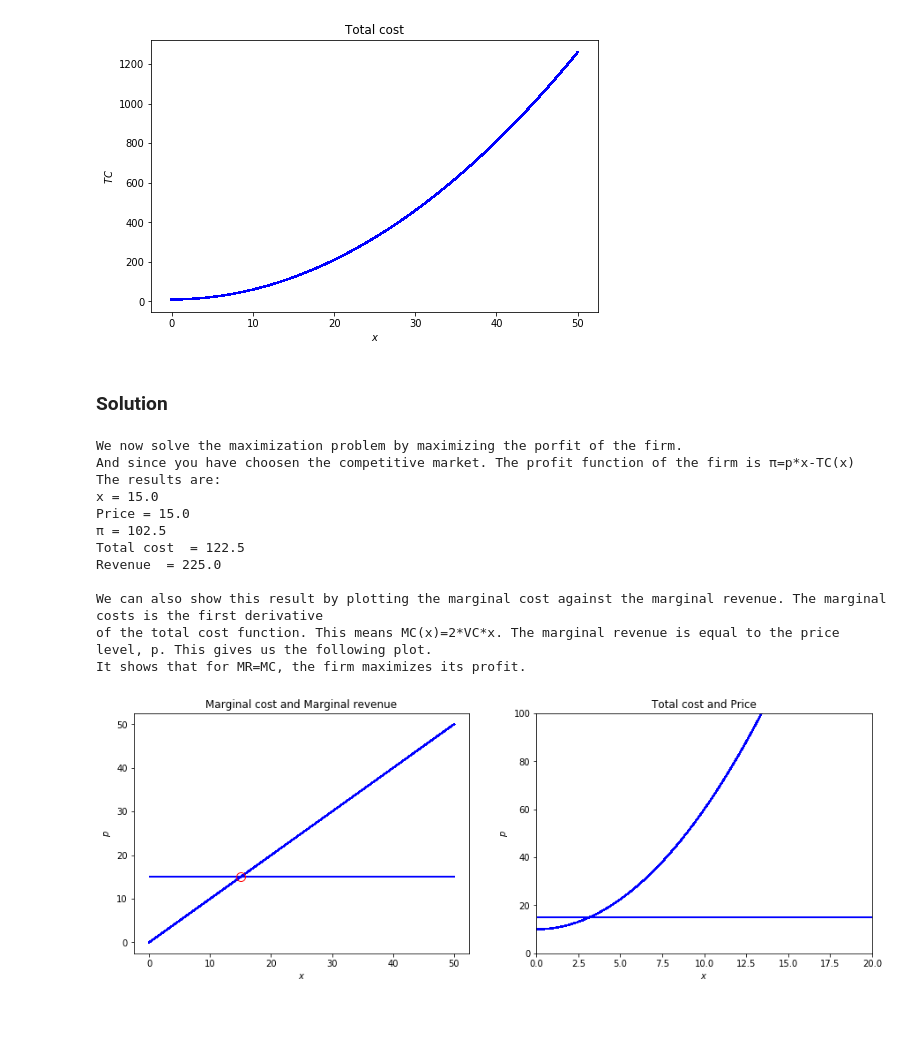
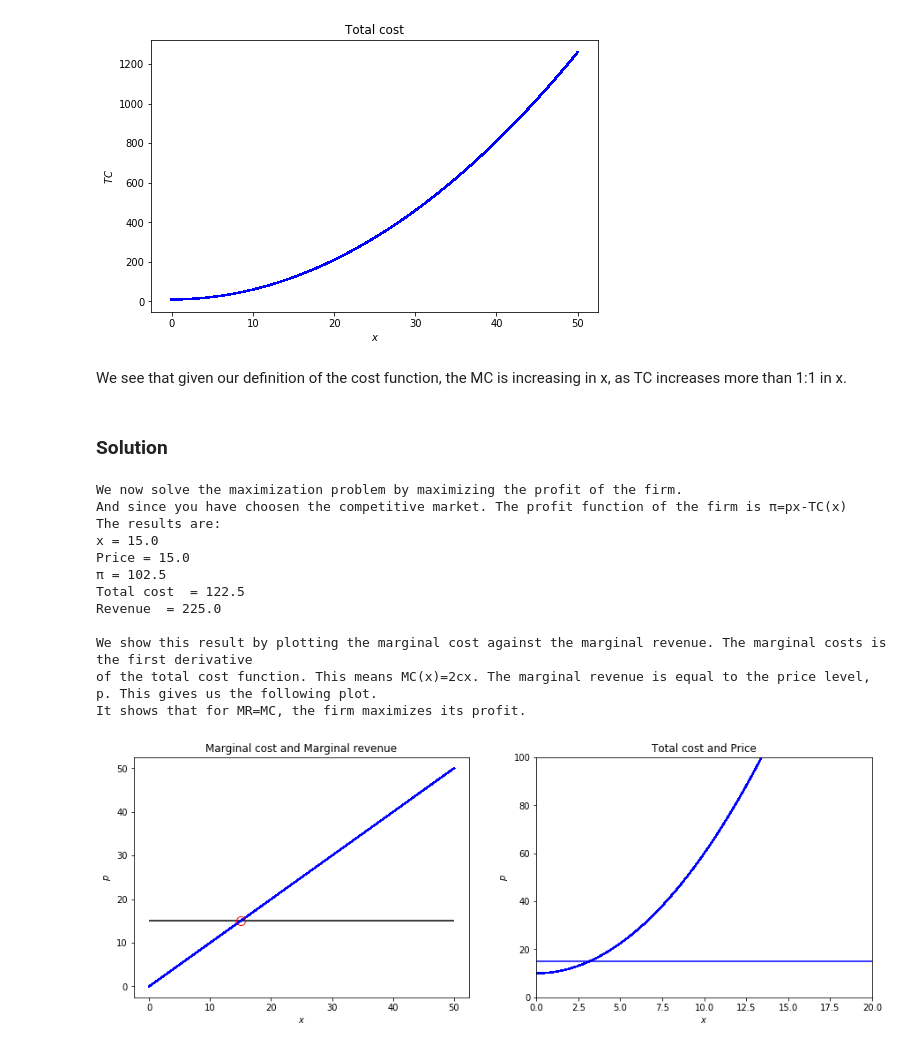
Before and after one commit to NumEconCopenhagen/projects-2019-chh-jmk, a Jupyter notebook: modelproject/modelproject.ipynb, the cells around one changed output. Saved outputs shown, nothing was run; the diff lists cells and outputs as text; code cells hidden in the pictures; blank space fills up the shorter version.

```diff
--- a/modelproject/modelproject.ipynb
+++ b/modelproject/modelproject.ipynb
@@ -534,19 +636,21 @@ Fixed costs (FC)
 FloatText(value=10.0)
 FloatSlider(value=10.0, step=1.0)
 # %%
-def TC(x,c,FC):
+def TC(x,c,FC): # defining the TC function
     return c*x**2+FC
-def MC(x,c):
-    return c*x*2
+x = Symbol('x')
+def MC(x,c): # defining the MC function
+    return 2*c*x
 
+# Here we create a vector of prices, which we are going to use in our functions. It the same as the privous one with x1.
 p_x_max=50 # Here set the capacity limit at 50
 shape_tuple = (N,N)
 p_x_values = np.empty(shape_tuple)
-
 for i in range(N):
     for j in range(N):
         p_x_values[i,j] = (i/(N-1))*p_x_max
 
+# And lastly we plot our Total cost function
 def Figure_7():
     fig = plt.figure(figsize=(8,5))
     ax = fig.add_subplot(1,1,1)
@@ -557,19 +661,28 @@ def Figure_7():
 Figure_7()
 # %% [output]
 [figure]
+# %% [markdown]
+We see that given our definition of the cost function, the MC is increasing in x, as TC increases more than 1:1 in x.
 # %% [markdown]
 ### **Solution**
 # %%
+# We start by printing a few words, which we  are going to use a the start of our conclusion
 print('We now solve the maximization problem by maximizing the profit of the firm.')
+
+# Next we start an if statement to chech for the competition and print another line depending on that
 if ('Competitive'==competition.value):
-    print('And since you have choosen the competitive market. The profit function of the firm is \u03C0=p*x-TC(x)')
+    print('And since you have choosen the competitive market. The profit function of the firm is \u03C0=px-TC(x)')
 elif ('Monopolistic'==competition.value):
-    print('And since you have choosen the monopolistic market. The profit function of the firm is \u03C0=D(x)*p-TC(x)')
+    print('And since you have choosen the monopolistic market. The profit function of the firm is \u03C0=D(x)p-TC(x)')
 
+# Next we start the same if statement but now we will solve the problem depending on the competition
+
+# The first the the competitive market
 if ('Competitive'==competition.value):
+    # Here we start by defining the function that we are going to optimize
     def pi_competitive(x,P,c,FC):
         return -(P*x-TC(x,c,FC)) # Here we define pi as the profit times -1, so that we can use scipy optimize
-
+    # Next we use scipy optimize to solve our problem
     solver4 = optimize.minimize_scalar(pi_competitive, method='bounded', bounds=(0,p_x_max), args=(P.value,c.value,FC.value))
 
     # We define our answers as
@@ -578,6 +691,8 @@ if ('Competitive'==competition.value):
     pi1=P.value*x_opt1-TC(x_opt1,c.value,FC.value)
     TC1 = TC(x_opt1,c.value,FC.value)
     REV1  = P.value*x_opt1
+
+    # And then print the results
     print('The results are:')
     print(f'x = {x_opt1:.1f}')
     print(f'Price = {P.value:.1f}')
@@ -585,30 +700,37 @@ if ('Competitive'==competition.value):
     print(f'Total cost  = {TC1:.1f}')
     print(f'Revenue  = {REV1:.1f}')
 
-    if pi1>-FC.value and pi1<0: # We define an if statement to check, whether the firm wants to produce anything.
+    # We also chekcs to see whether the firm wants to produce anything. This is done in the folowing if statement
+    if pi1>-FC.value and pi1<0: # So if the profit is negative but above the fixed cost we still want to produce but we still print a line commenting this
         print('')
         print('Although the profit is negative, the firm will still produce since they must cover some of the fixed costs')
-    elif pi1<-FC.value:
+    elif pi1<-FC.value: # If the profit is below the negative value of the fixed costs the firm should not produce
         print('Since the profit is less than the fixed costs, the firm would not produce anything, as this will lower their profits')
 
+    # Next we print the next part of our conclusion, which is going to introduce the figure
     print('')
-    print('We can also show this result by plotting the marginal cost against the marginal revenue. The marginal costs is the first derivative')
-    print('of the total cost function. This means MC(x)=2*VC*x. The marginal revenue is equal to the price level, p. This gives us the following plot.')
+    print('We show this result by plotting the marginal cost against the marginal revenue. The marginal costs is the first derivative')
+    print('of the total cost function. This means MC(x)=2cx. The marginal revenue is equal to the price level, p. This gives us the following plot.')
     print('It shows that for MR=MC, the firm maximizes its profit.')
-    def MR1(x,P):
-        return P*x/x
+
+    # Next we define the figure, which shows us our result
     def Figure_8():
         fig = plt.figure(figsize=(15,5))
+        # We start by adding a plot for MR and MC
         ax = fig.add_subplot(1,2,1)
-        ax.plot(p_x_values,MR1(p_x_values,P.value),'b');
-        ax.plot(p_x_values,MC(p_x_values,c.value),'b')
-        ax.set_xlabel('$x$')
-        ax.set_ylabel('$p$')
-        ax.set_title('Marginal cost and Marginal revenue')
+        ax.plot(p_x_values,MC(p_x_values,c.value),'b'); # We plot our marginal cost
+        ax.hlines(y=price1, xmin=0, xmax=p_x_max) # This code plots the marginal revenue, which is constant at the price level. So here we plot an horisontal line.
+        ax.set_xlabel('$x$') # Add label
+        ax.set_ylabel('$p$') # Add label
+        ax.set_title('Marginal cost and Marginal revenue') # Add title
+
+        # The next line mark the solution
         ax.plot(x_opt1, P.value, color='red', marker='o', linestyle='dashed', linewidth=5, markersize=10, fillstyle='none')
+
+        # Next we add a plot for the profit
         ay = fig.add_subplot(1,2,2)
         ay.plot(p_x_values,TC(p_x_values,c.value,FC.value),'b');
-        ay.plot(p_x_values,P.value*p_x_values/p_x_values,'b');
+        ay.hlines(y=price1, xmin=0, xmax=p_x_max, color='blue') # This code plots a the price level, which is costant in a competitive market
         ay.set_xlabel('$x$')
         ay.set_ylabel('$p$')
         ay.set_title('Total cost and Price')
@@ -617,14 +739,14 @@ if ('Competitive'==competition.value):
     Figure_8()
 
 
-
+# Next we do the same for the monopolistic competition
 elif ('Monopolistic'==competition.value):
     def pi_monopolistic(x,b,a,c,FC):
         return -((b-a*x)*x-TC(x,c,FC)) # Here we define pi as the profit times -1, so that we can use scipy optimize
 
     solver5 = optimize.minimize_scalar(pi_monopolistic, method='bounded', bounds=(0,p_x_max), args=(b.value,a.value,c.value,FC.value))
 
-    def MR2(x,b,a):
+    def MR2(x,b,a): # Here we define the marginal revenue which isnt constant as it was in the competitive market
         return b-2*a*x
 
     # We define our answers as
@@ -647,8 +769,8 @@ elif ('Monopolistic'==competition.value):
         print('Since the profit is less than the fixed costs, the firm would not produce anything, as this will lower their profits')
 
     print('')
-    print('We can also show this result by plotting the marginal cost against the marginal revenue. The marginalcosts is the first derivative')
-    print('of the total cost. This means MC(x)=2*c*x. The marginal revenue is equal to MR(x)=b-2*a*x.')
+    print('We show this result by plotting the marginal cost against the marginal revenue. The marginalcosts is the first derivative')
+    print('of the total cost. This means MC(x)=2cx. The marginal revenue is equal to MR(x)=b-2ax.')
     print('When plotting this, we notice that when MR=MC, the firm maximizes its profit.')
     print('And as they have monopolly, they find the optimal value of x, when MR=MC, and sets the optimal price on the demand function according to this.')
 
@@ -657,35 +779,35 @@ elif ('Monopolistic'==competition.value):
         ax = fig.add_subplot(1,2,1)
         ax.plot(p_x_values,b.value-a.value*p_x_values, 'b' );
         ax.plot(p_x_values,MC(p_x_values,c.value), 'r');
         ax.plot(p_x_values,MR2(p_x_values,b.value,a.value), 'r');
         ax.plot(x_opt2, MR2(x_opt2,b.value,a.value), color='blue', marker='*', linestyle='dashed', linewidth=5, markersize=10, fillstyle='full')
         ax.plot(x_opt2, b.value-a.value*x_opt2, color='red', marker='o', linestyle='dashed', linewidth=5, markersize=10, fillstyle='full')
         ax.vlines(x=x_opt2, ymin=0, ymax=price2) # This code plots a vertical line at the optimal value of x
         ax.set_xlabel('$x$')
         ax.set_ylabel('$p$')
         ax.set_ylim(0,b.value)
         ax.set_xlim(0,b.value/a.value)
         ax.set_title('Marginal cost and Marginal revenue')
         ay = fig.add_subplot(1,2,2)
         ay.plot(p_x_values,TC(p_x_values,c.value,FC.value),'b');
         ay.plot(p_x_values,b.value-a.value*p_x_values,'b')
         ay.set_xlabel('$x$')
         ay.set_ylabel('$p$')
         ay.set_title('Total cost and Demand function')
         ay.set_ylim(0,b.value)
         ay.set_xlim(0,b.value/a.value)
     Figure_9()
 # %% [output]
-We now solve the maximization problem by maximizing the porfit of the firm.
-And since you have choosen the competitive market. The profit function of the firm is π=p*x-TC(x)
+We now solve the maximization problem by maximizing the profit of the firm.
+And since you have choosen the competitive market. The profit function of the firm is π=px-TC(x)
 The results are:
 x = 15.0
 Price = 15.0
 π = 102.5
 Total cost  = 122.5
 Revenue  = 225.0
 
-We can also show this result by plotting the marginal cost against the marginal revenue. The marginal costs is the first derivative
-of the total cost function. This means MC(x)=2*VC*x. The marginal revenue is equal to the price level, p. This gives us the following plot.
+We show this result by plotting the marginal cost against the marginal revenue. The marginal costs is the first derivative
+of the total cost function. This means MC(x)=2cx. The marginal revenue is equal to the price level, p. This gives us the following plot.
 It shows that for MR=MC, the firm maximizes its profit.
-[figure, old version]
+[figure, new version]
```
Also changed, not shown: parts of 41 cells of this notebook, 3 other files.
